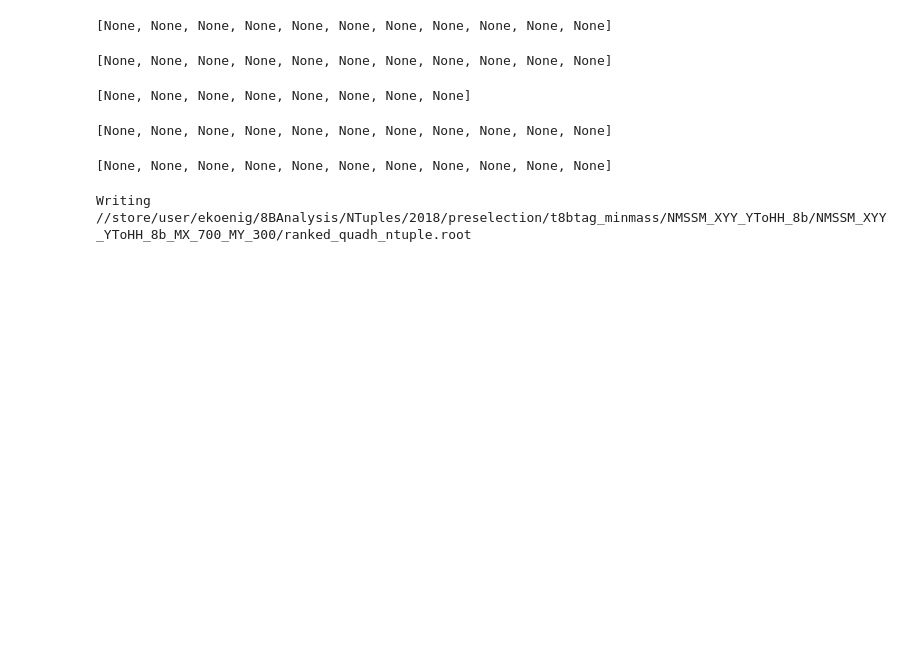
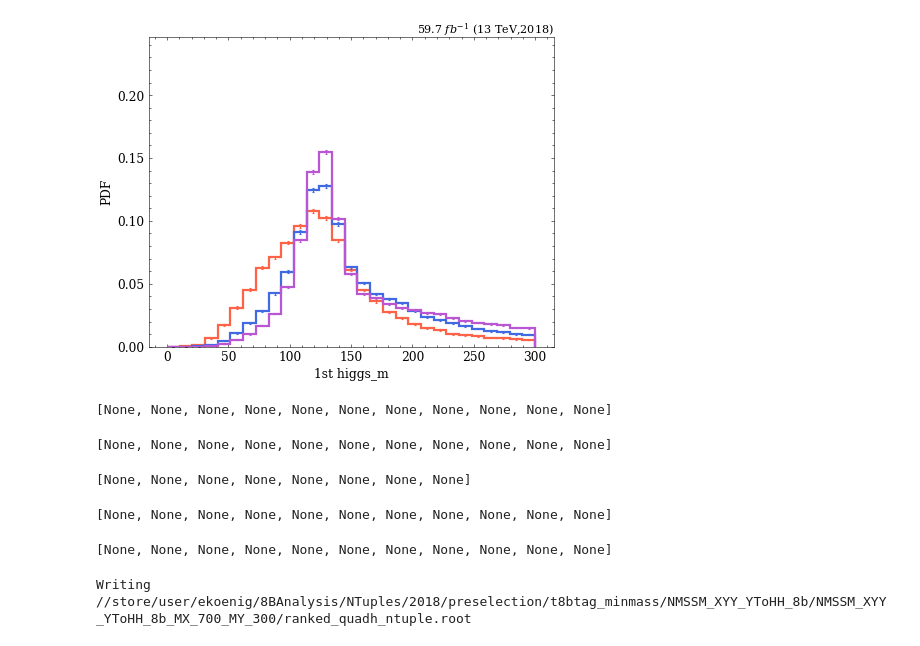
Before and after one commit to ekoenig4/analysis, a Jupyter notebook: jupyter/eightb/analysis/ranked_quadh/test_benchmark.ipynb, the cells around one changed output. Cells and saved outputs as stored; diff of their text form; code cells hidden in the pictures; blank space fills up the shorter version.

```diff
--- a/jupyter/eightb/analysis/ranked_quadh/test_benchmark.ipynb
+++ b/jupyter/eightb/analysis/ranked_quadh/test_benchmark.ipynb
@@ -40,3 +53,12 @@ data = ObjIter([ Tree(module.Run2_UL18.JetHT_Data_UL_List) ])
+# %%
+study.quick(
+    signal,
+    efficiency=True,
+    varlist=['higgs_m[:,0]'],
+    binlist=[(0,300,30)]
+)
+# %% [output]
+[figure, added]
 # %%
 # bkg.reweight(2.3)
 # bkg.set_systematics(0.2)
```
Also changed, not shown: parts of 3 cells of this notebook, 7 other files.
